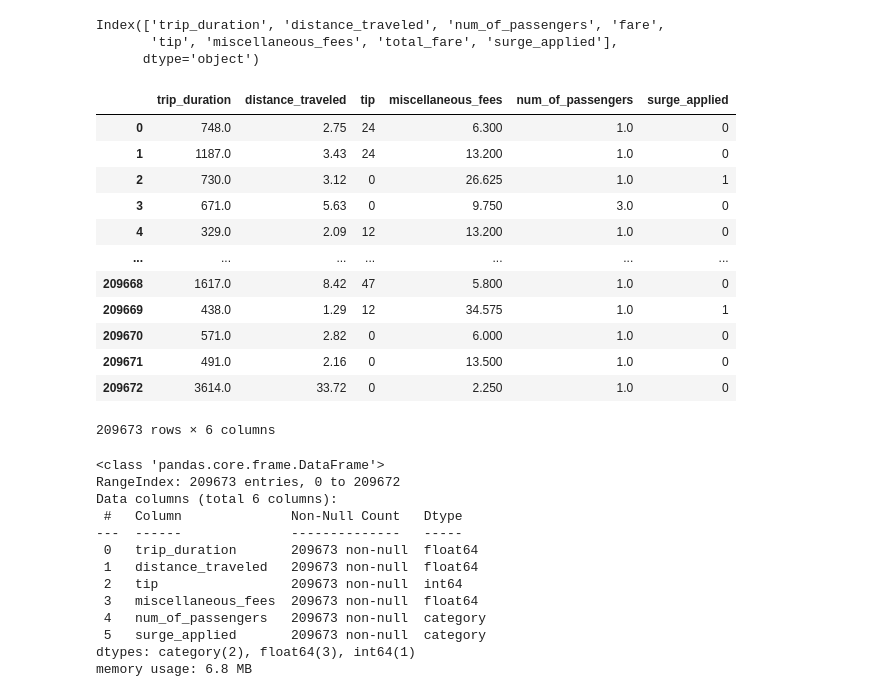
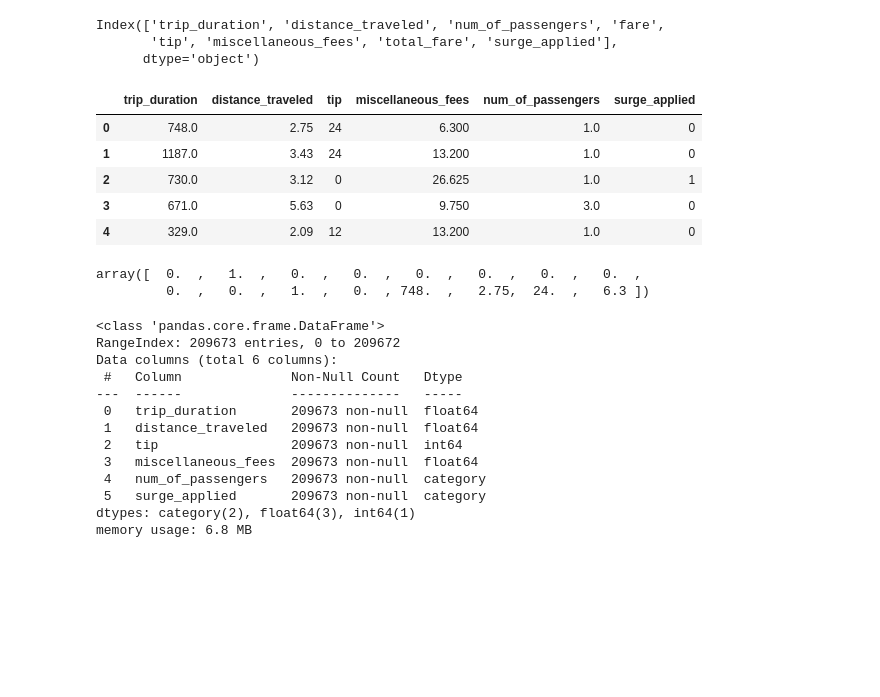
Before and after one commit to krphat/Kaggle-Taxi_Trip_Fare_Prediction, a Jupyter notebook: Taxi_Trip_Fare_Prediction.ipynb, the cells around one changed output. Drawn from its saved outputs; the diff is of its cells as text; code cells hidden in the pictures; blank space fills up the shorter version.

```diff
--- a/Taxi_Trip_Fare_Prediction.ipynb
+++ b/Taxi_Trip_Fare_Prediction.ipynb
@@ -244,18 +244,11 @@ features = numerical_features + categorical_features
 X = train_df[features].values
 y = train_df['fare'].values
 # %%
-train_df[features]
+train_df[features].head()
 # %% [output]
 |  | trip_duration | distance_traveled | tip | miscellaneous_fees | num_of_passengers | surge_applied |
 | 0 | 748.0 | 2.75 | 24 | 6.300 | 1.0 | 0 |
 | 1 | 1187.0 | 3.43 | 24 | 13.200 | 1.0 | 0 |
 | 2 | 730.0 | 3.12 | 0 | 26.625 | 1.0 | 1 |
 | 3 | 671.0 | 5.63 | 0 | 9.750 | 3.0 | 0 |
 | 4 | 329.0 | 2.09 | 12 | 13.200 | 1.0 | 0 |
-| ... | ... | ... | ... | ... | ... | ... |
-| 209668 | 1617.0 | 8.42 | 47 | 5.800 | 1.0 | 0 |
-| 209669 | 438.0 | 1.29 | 12 | 34.575 | 1.0 | 1 |
-| 209670 | 571.0 | 2.82 | 0 | 6.000 | 1.0 | 0 |
-| 209671 | 491.0 | 2.16 | 0 | 13.500 | 1.0 | 0 |
-| 209672 | 3614.0 | 33.72 | 0 | 2.250 | 1.0 | 0 |
-209673 rows × 6 columns
@@ -262,3 +262,8 @@ train_df[features]
+# %%
+X[0]
+# %% [output]
+array([  0.  ,   1.  ,   0.  ,   0.  ,   0.  ,   0.  ,   0.  ,   0.  ,
+         0.  ,   0.  ,   1.  ,   0.  , 748.  ,   2.75,  24.  ,   6.3 ])
 # %%
 train_df[features].info()
 # %% [output]
```
Also changed, not shown: parts of 19 cells of this notebook.
